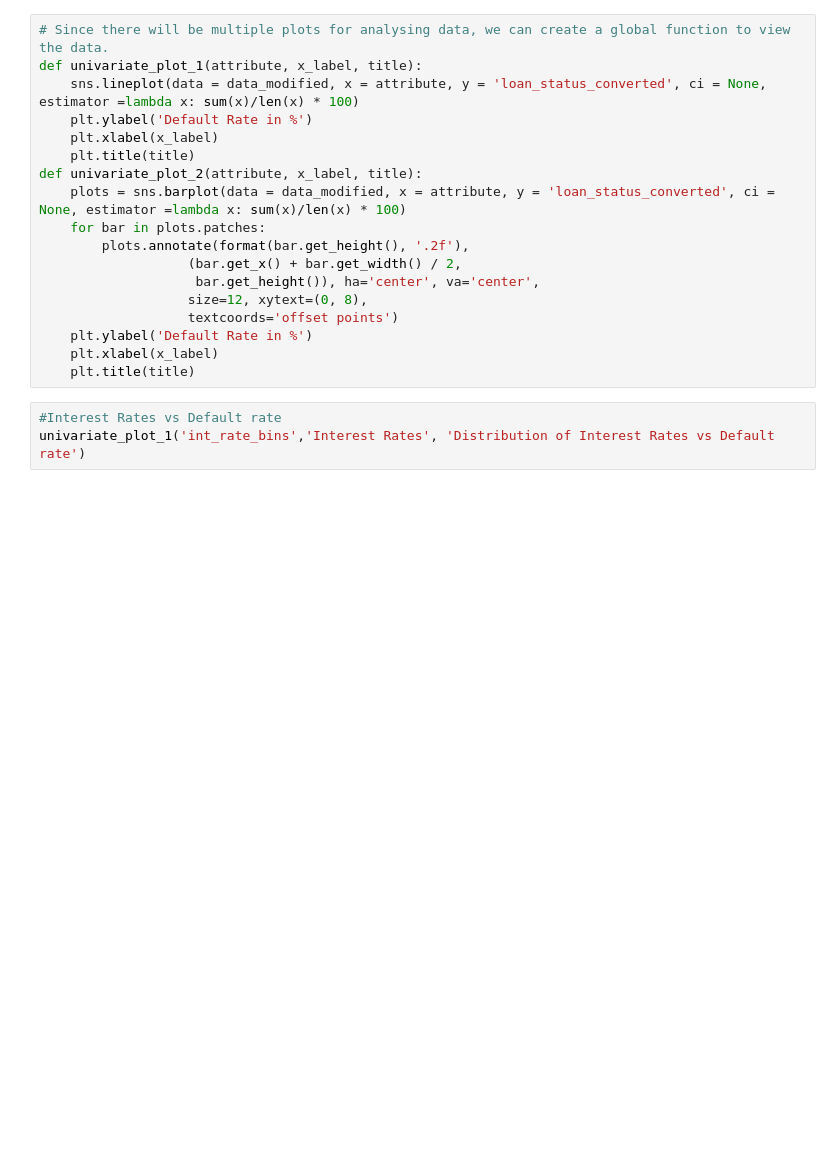
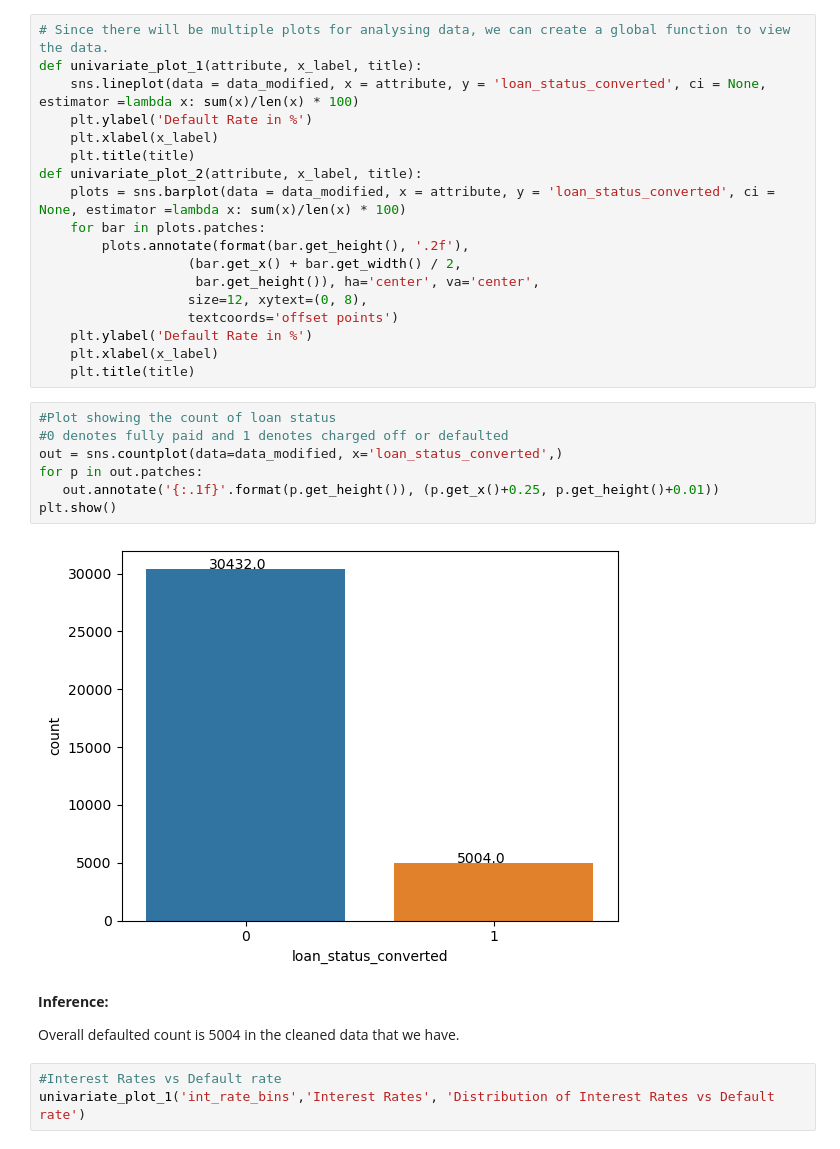
Before and after one commit to VISHNUCVINOD/LendingClubCaseStudy, a Jupyter notebook: Group_Facilitator_Vishnu.ipynb, the cells around one changed output. Saved outputs shown, nothing was run; the diff lists cells and outputs as text; blank space fills up the shorter version.

```diff
--- a/Group_Facilitator_Vishnu.ipynb
+++ b/Group_Facilitator_Vishnu.ipynb
@@ -496,6 +496,19 @@ def univariate_plot_2(attribute, x_label, title):
     plt.ylabel('Default Rate in %')
     plt.xlabel(x_label)
     plt.title(title)
+# %%
+#Plot showing the count of loan status
+#0 denotes fully paid and 1 denotes charged off or defaulted
+out = sns.countplot(data=data_modified, x='loan_status_converted',)
+for p in out.patches:
+   out.annotate('{:.1f}'.format(p.get_height()), (p.get_x()+0.25, p.get_height()+0.01))
+plt.show()
+# %% [output]
+[figure, added]
+# %% [markdown]
+**Inference:**
+
+Overall defaulted count is 5004 in the cleaned data that we have.
 # %%
 #Interest Rates vs Default rate
 univariate_plot_1('int_rate_bins','Interest Rates', 'Distribution of Interest Rates vs Default rate')
```
Also changed, not shown: parts of 7 cells of this notebook.
